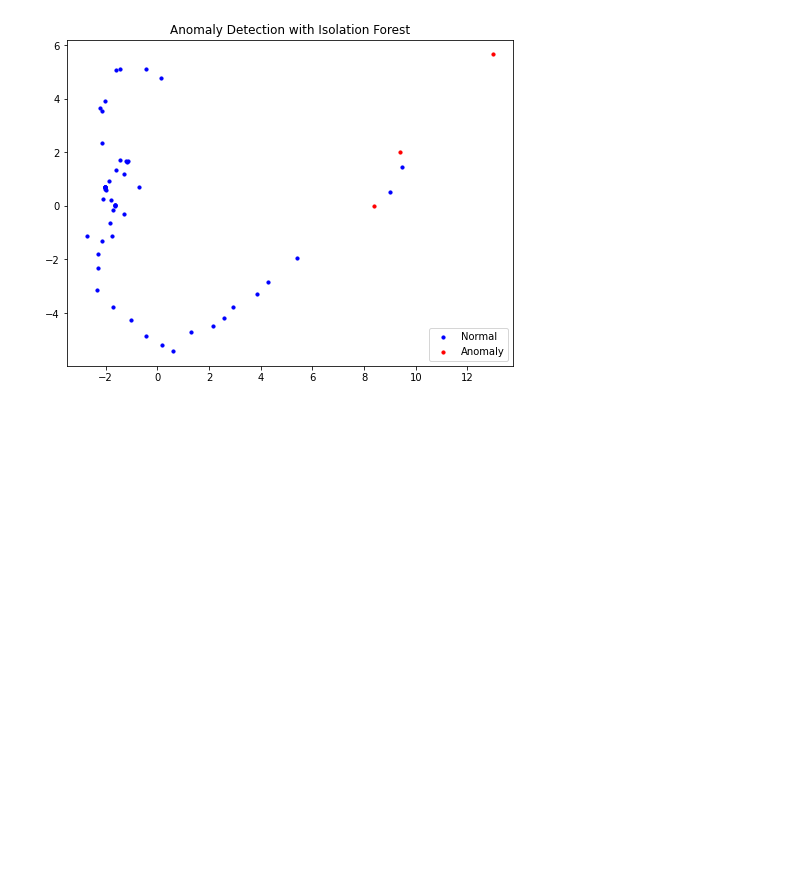
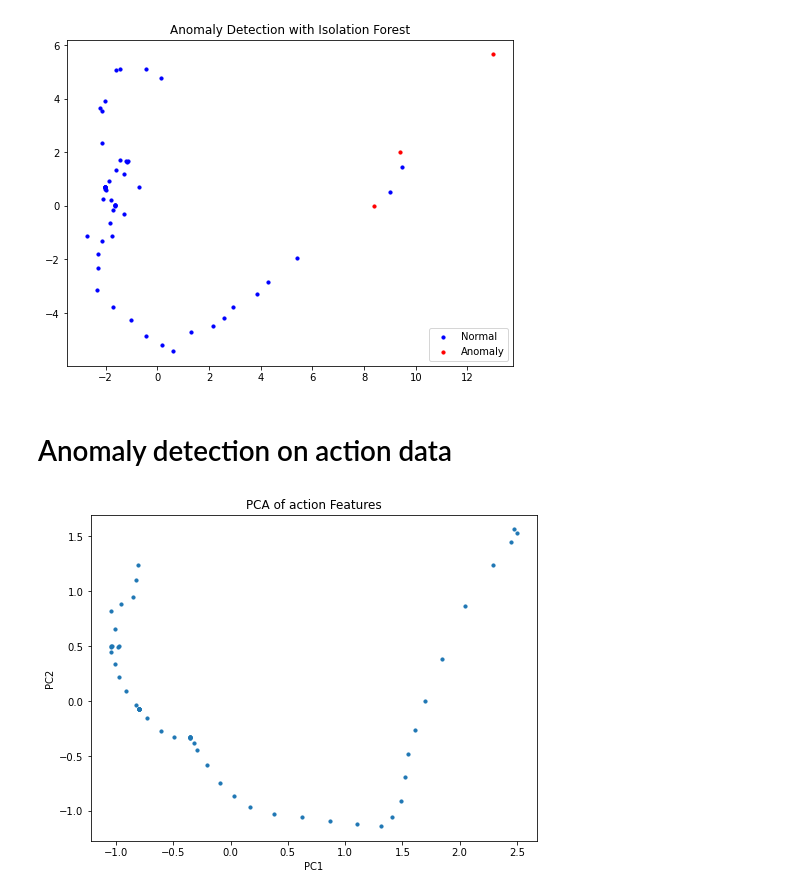
Before and after one commit to dhruvijoshi/KR2, a Jupyter notebook: anomaly_detection.ipynb, the cells around one changed output. Saved outputs shown, nothing was run; the diff lists cells and outputs as text; code cells hidden in the pictures; blank space fills up the shorter version.

```diff
--- a/data_explotation.ipynb
+++ b/anomaly_detection.ipynb
@@ -169,3 +169,22 @@ plt.legend()
 plt.show()
 # %% [output]
 [figure]
+# %% [markdown]
+# Anomaly detection on action data
+# %%
+action_df = pd.DataFrame(v1_df['action'].tolist())
+action_df.columns = [f'state_{i}' for i in range(action_df.shape[1])]
+# %%
+action_df_scaled = scaler.fit_transform(action_df)
+action_df_scaled = pd.DataFrame(action_df, columns=[f'state_{i}' for i in range(action_df.shape[1])])
+# %%
+action_pca = pca.fit_transform(action_df_scaled)
+# %%
+plt.figure(figsize=(8,6))
+plt.scatter(action_pca[:, 0], action_pca[:, 1], s=10)
+plt.title("PCA of action Features")
+plt.xlabel("PC1")
+plt.ylabel("PC2")
+plt.show()
+# %% [output]
+[figure, added]
```
Also changed, not shown: parts of 5 cells of this notebook, 1 other file.
